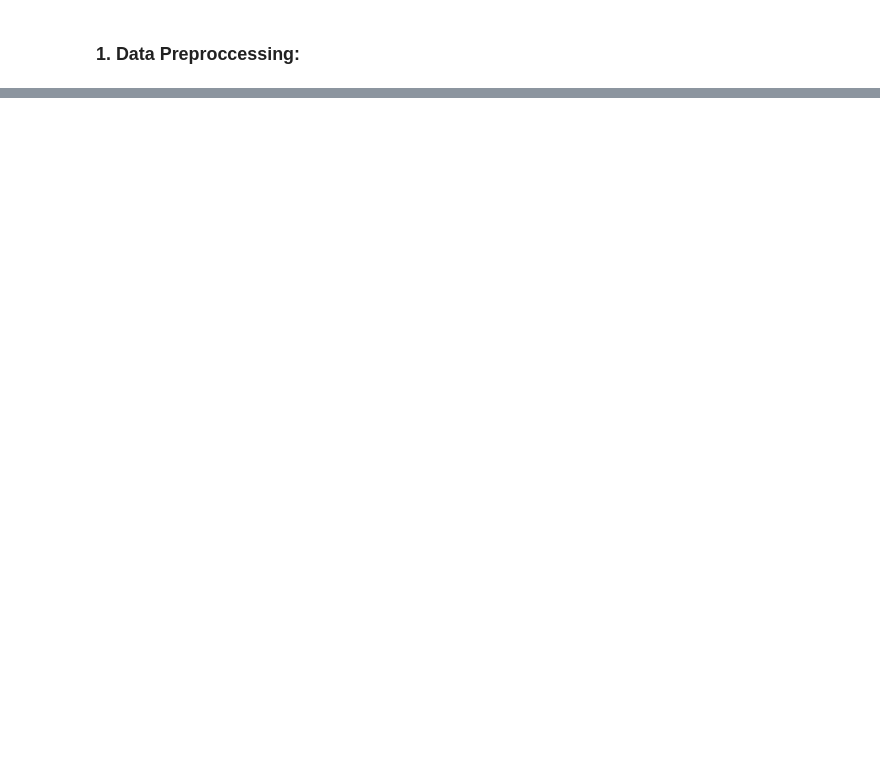
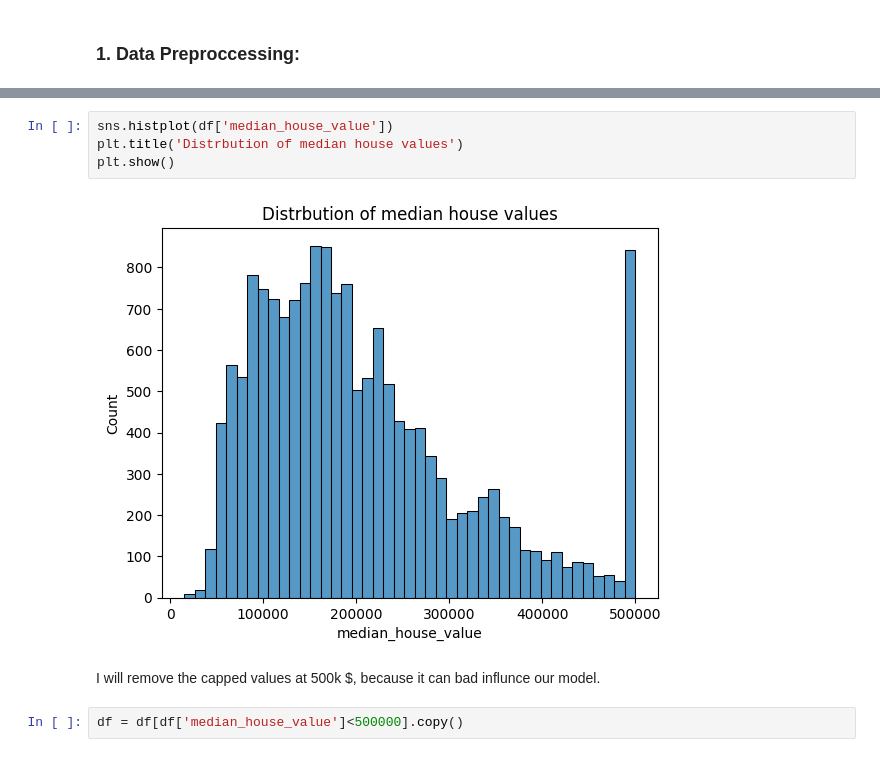
Before and after one commit to AbanoubYounan/Predict-California-Housing-Prices, a Jupyter notebook: notebook.ipynb, the cells around one changed output, grey strips where cells are left out. Saved outputs shown, nothing was run; the diff lists cells and outputs as text; blank space fills up the shorter version.

```diff
--- a/notebook.ipynb
+++ b/notebook.ipynb
@@ -138,0 +185,10 @@ outliers.head()
+# %%
+sns.histplot(df['median_house_value'])
+plt.title('Distrbution of median house values')
+plt.show()
+# %% [output]
+[figure, added]
+# %% [markdown]
+I will remove the capped values at 500k $, because it can bad influnce our model.
+# %%
+df = df[df['median_house_value']<500000].copy()
```
Also changed, not shown: parts of 56 cells of this notebook, 2 other files.
